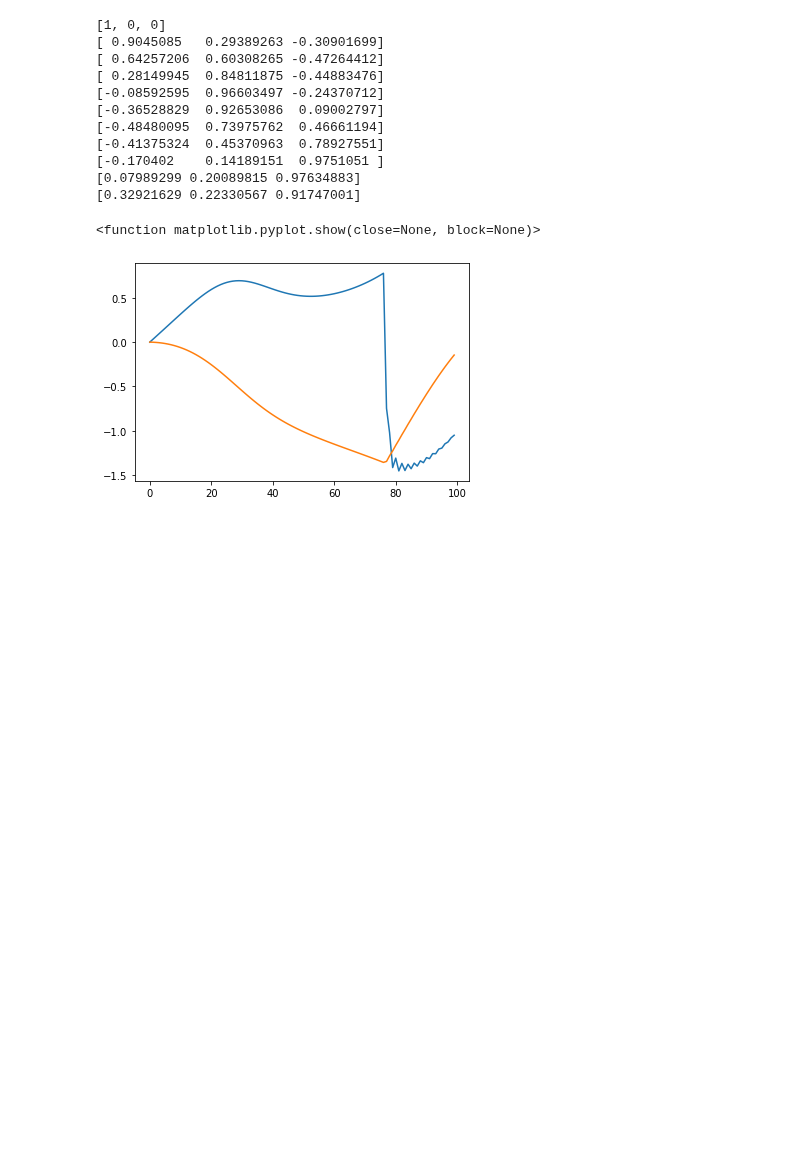
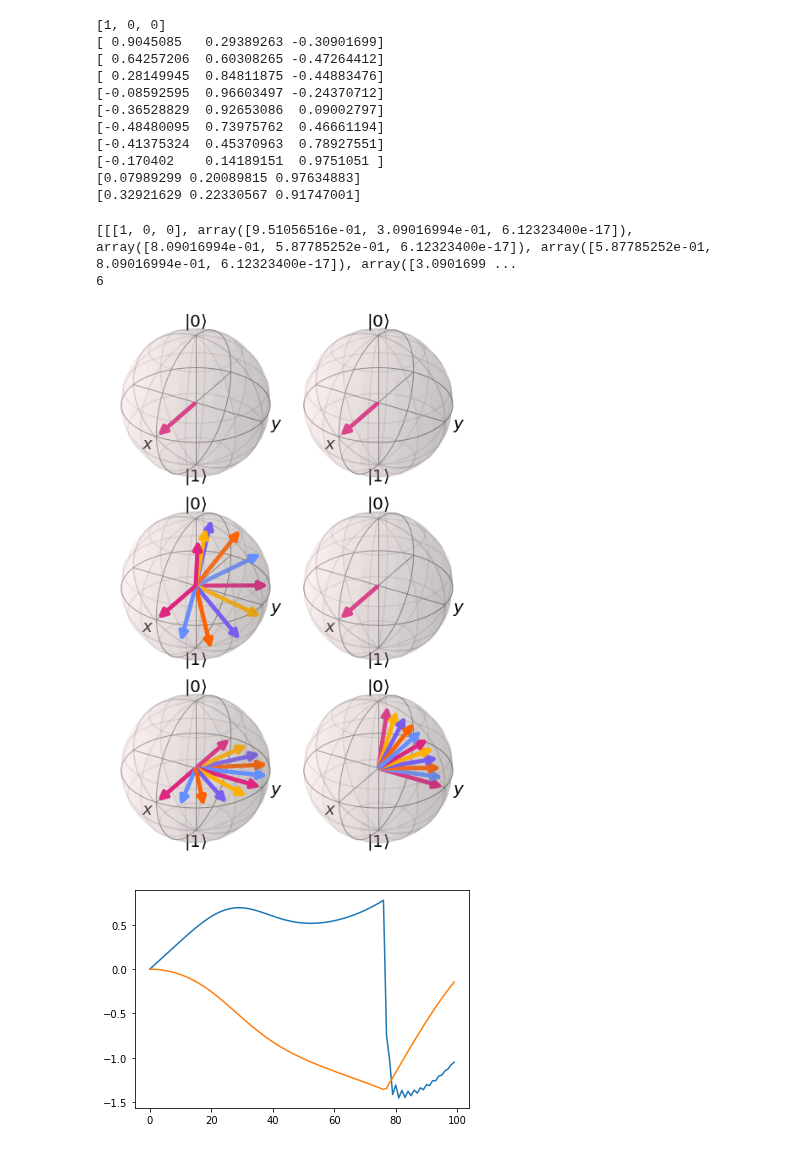
Before and after one commit to Sultanow/quantum, a Jupyter notebook: bloch_sphere/rotate_su2_qiskit_showcase.ipynb, the cells around one changed output. Drawn from its saved outputs; the diff is of its cells as text; code cells hidden in the pictures; blank space fills up the shorter version.

```diff
--- a/bloch_sphere/rotate_su2_qiskit_showcase.ipynb
+++ b/bloch_sphere/rotate_su2_qiskit_showcase.ipynb
@@ -280,8 +281,8 @@ for i in range(0,nOr):
 Kugel = plot_bloch_vector(sv,title ="Rotation in X")
 changeColor(Kugel,nOr,rgb)
 
+states.append(sv)
 
-fig2 = plt.figure(Kugel)
 
 
 #ax[1,0]= Kugel
@@ -445,11 +441,40 @@ fig4 = plt.figure(Kugel)
 [-0.170402    0.14189151  0.9751051 ]
 [0.07989299 0.20089815 0.97634883]
 [0.32921629 0.22330567 0.91747001]
-# %%
-plt.savefig
-plt.show
-# %% [output]
-<function matplotlib.pyplot.show(close=None, block=None)>
+# %%
+sv = [1,0,0]
+
+states.append(sv)
+# %%
+sv = [1,0,0]
+
+states.append(sv)
+# %%
+sv = [1,0,0]
+
+states.append(sv)
+# %%
+fig = plt.figure(figsize = [6,9])
+
+
+positions = [
+    [0, 0],
+    [0.5, 0],
+    [0, 0.333],
+    [0.5, 0.333],
+    [0, 0.667],
+    [0.5, 0.667],
+]
+
+print(states)
+print(len(states))
+for m in range(len(states)):
+    ax = fig.add_axes([positions[m][0], positions[m][1], 0.5, 0.333], axes_class = Axes3D)
+    plot_bloch_vector(states[m], ax=ax)
+# %% [output]
+[[[1, 0, 0], array([9.51056516e-01, 3.09016994e-01, 6.12323400e-17]), array([8.09016994e-01, 5.87785252e-01, 6.12323400e-17]), array([5.87785252e-01, 8.09016994e-01, 6.12323400e-17]), array([3.0901699 ...
+6
+[figure, added]
 # %%
 #Error propagation
 
```
Also changed, not shown: parts of 6 cells of this notebook.
